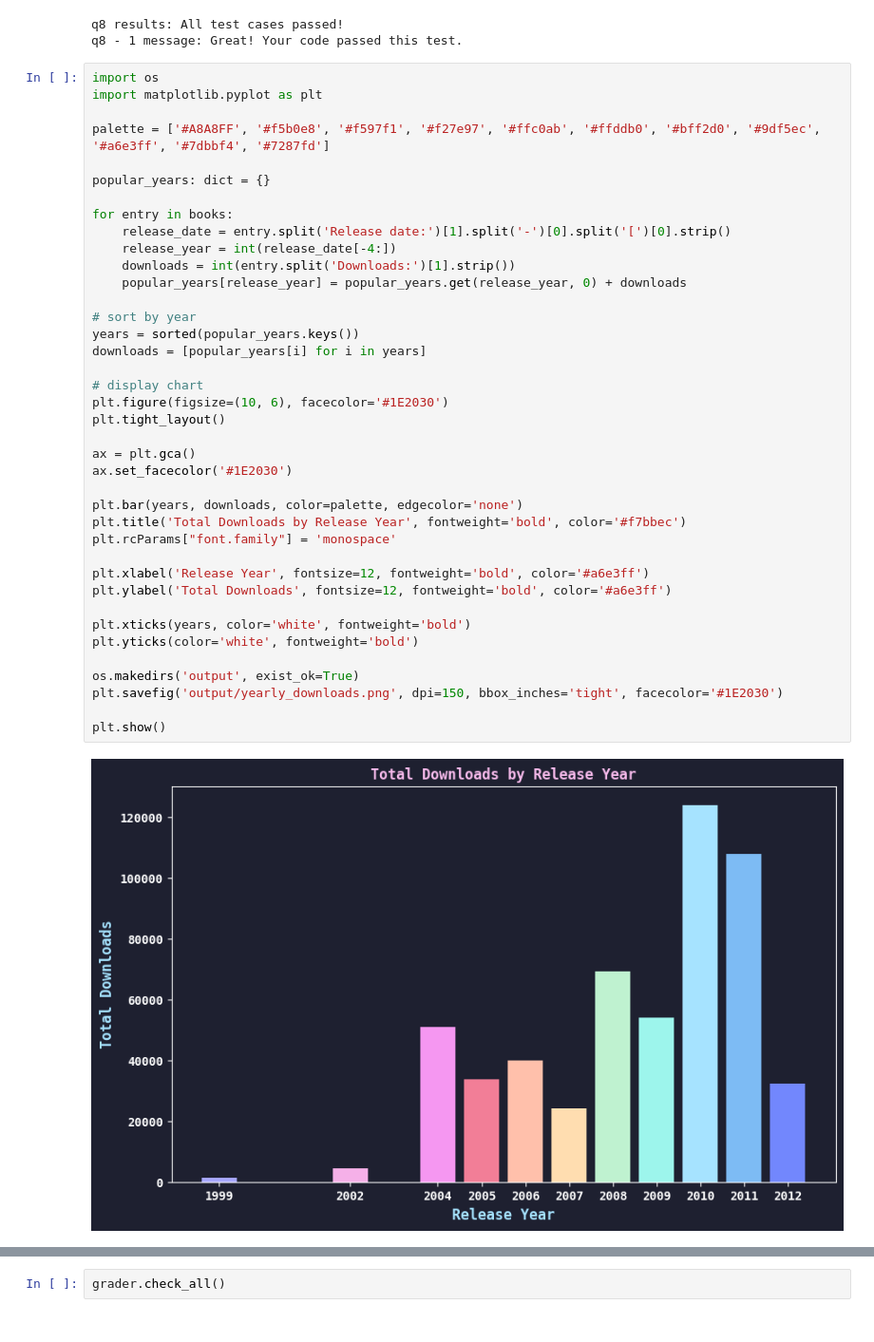
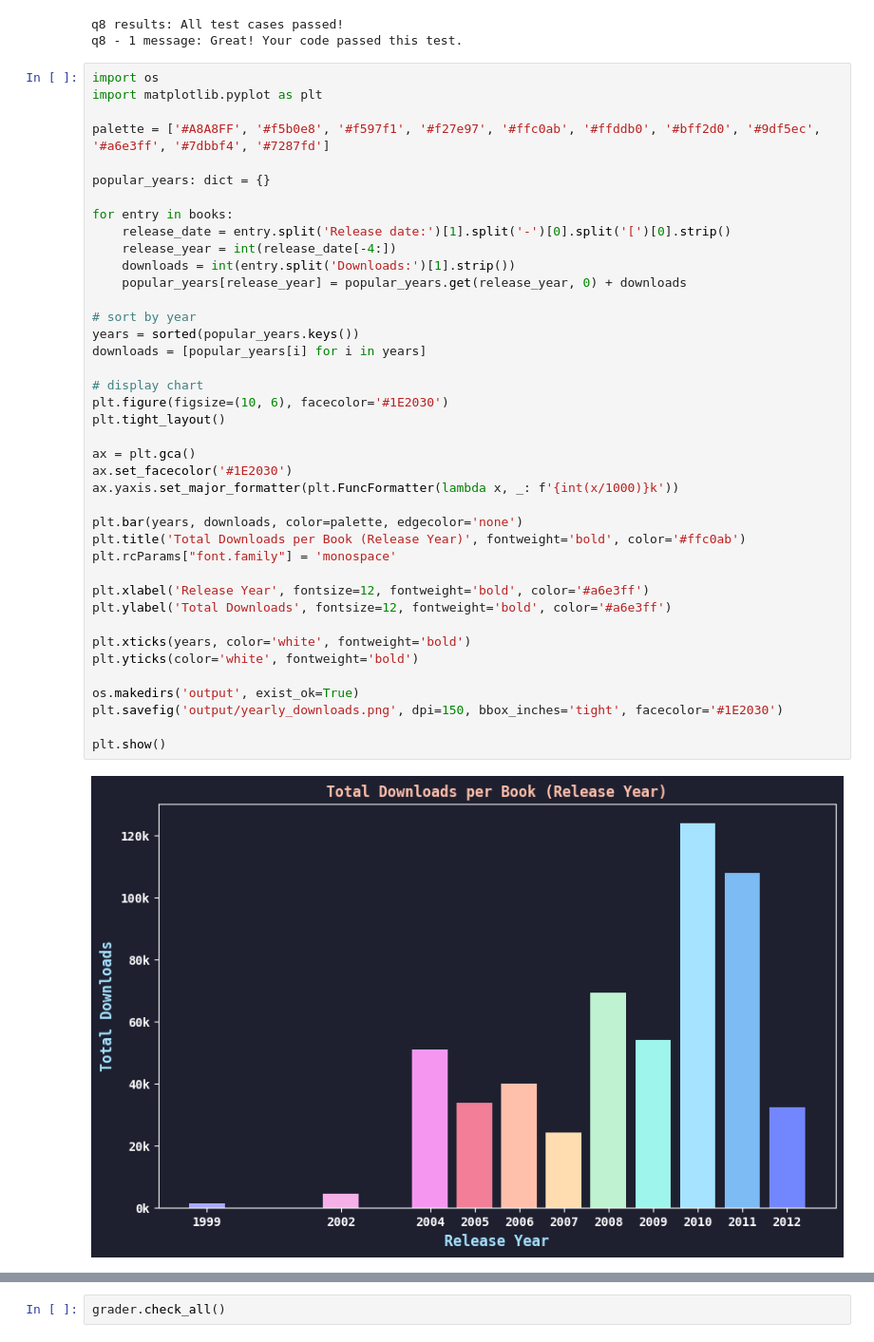
Before and after one commit to ashuhlee/python-data-analysis, a Jupyter notebook: 02 - E-Book Dataset Analysis/src/ebook-dataset-analysis.ipynb, the cells around one changed output, grey strips where cells are left out. Shown at 95% size. Cells and saved outputs as stored; diff of their text form.

Commit message:
feat: add matplotlib charts for ebook analysis

```diff
--- a/02 - E-Book Dataset Analysis/src/ebook-dataset-analysis.ipynb
+++ b/02 - E-Book Dataset Analysis/src/ebook-dataset-analysis.ipynb
@@ -413,32 +413,33 @@ for entry in books:
     release_date = entry.split('Release date:')[1].split('-')[0].split('[')[0].strip()
     release_year = int(release_date[-4:])
     downloads = int(entry.split('Downloads:')[1].strip())
     popular_years[release_year] = popular_years.get(release_year, 0) + downloads
 
 # sort by year
 years = sorted(popular_years.keys())
 downloads = [popular_years[i] for i in years]
 
 # display chart
 plt.figure(figsize=(10, 6), facecolor='#1E2030')
 plt.tight_layout()
 
 ax = plt.gca()
 ax.set_facecolor('#1E2030')
+ax.yaxis.set_major_formatter(plt.FuncFormatter(lambda x, _: f'{int(x/1000)}k'))
 
 plt.bar(years, downloads, color=palette, edgecolor='none')
-plt.title('Total Downloads by Release Year', fontweight='bold', color='#f7bbec')
+plt.title('Total Downloads per Book (Release Year)', fontweight='bold', color='#ffc0ab')
 plt.rcParams["font.family"] = 'monospace'
 
 plt.xlabel('Release Year', fontsize=12, fontweight='bold', color='#a6e3ff')
 plt.ylabel('Total Downloads', fontsize=12, fontweight='bold', color='#a6e3ff')
 
 plt.xticks(years, color='white', fontweight='bold')
 plt.yticks(color='white', fontweight='bold')
 
 os.makedirs('output', exist_ok=True)
 plt.savefig('output/yearly_downloads.png', dpi=150, bbox_inches='tight', facecolor='#1E2030')
 
 plt.show()
 # %% [output]
-[figure, old version]
+[figure, new version]
```
Also changed, not shown: parts of 1 cell of this notebook, 3 other files.
